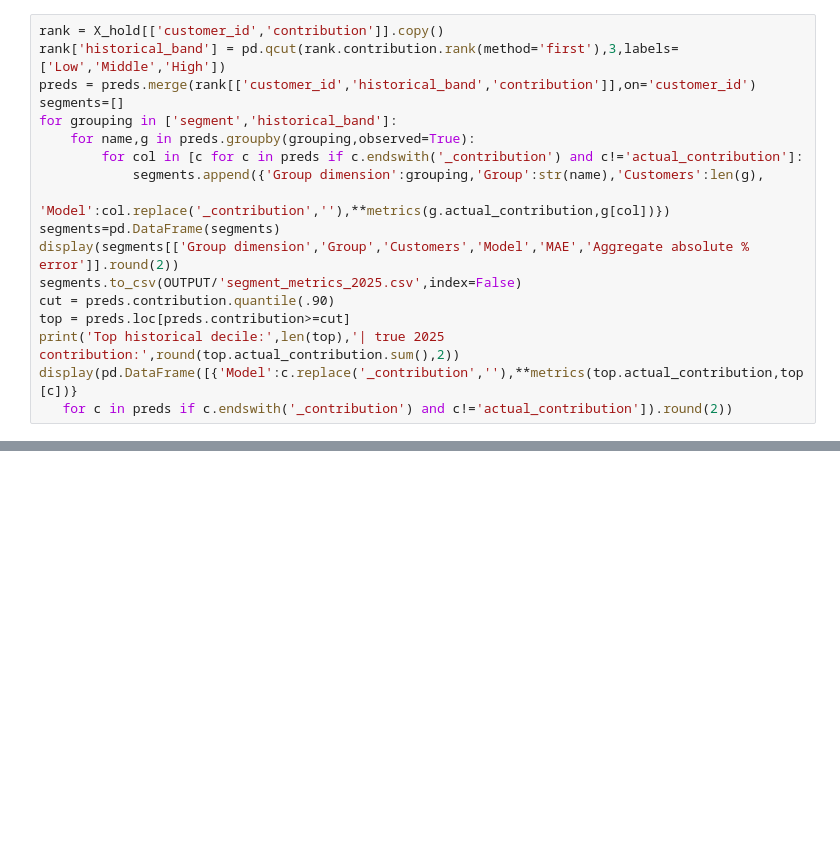
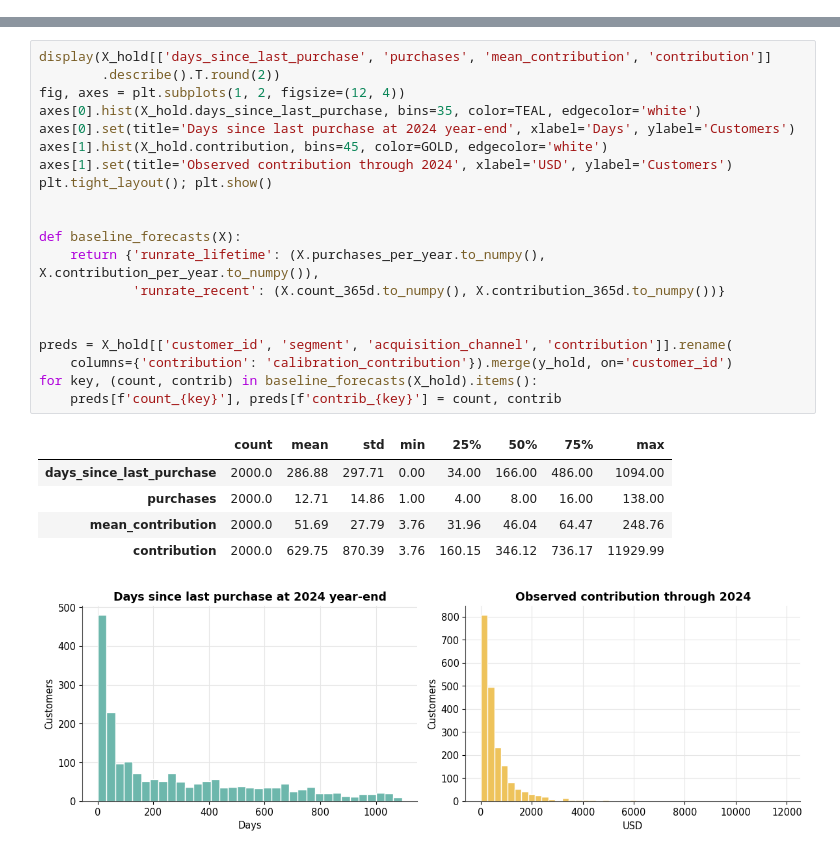
Before and after one commit to joedom99/predictive-clv-modeling, a Jupyter notebook: 02_predictive_clv_model_comparison.ipynb, the cells around one changed output, grey strips where cells are left out. Cells and saved outputs as stored; diff of their text form; blank space fills up the shorter version.

Commit message:
Add files via upload
Updated some of the models and the output validation

```diff
--- a/02_predictive_clv_model_comparison.ipynb
+++ b/02_predictive_clv_model_comparison.ipynb
@@ -715,18 +0,0 @@ We report error by **profile segment** and by **observed calibration-value terti
-# %%
-rank = X_hold[['customer_id','contribution']].copy()
-rank['historical_band'] = pd.qcut(rank.contribution.rank(method='first'),3,labels=['Low','Middle','High'])
-preds = preds.merge(rank[['customer_id','historical_band','contribution']],on='customer_id')
-segments=[]
-for grouping in ['segment','historical_band']:
-    for name,g in preds.groupby(grouping,observed=True):
-        for col in [c for c in preds if c.endswith('_contribution') and c!='actual_contribution']:
-            segments.append({'Group dimension':grouping,'Group':str(name),'Customers':len(g),
-                             'Model':col.replace('_contribution',''),**metrics(g.actual_contribution,g[col])})
-segments=pd.DataFrame(segments)
-display(segments[['Group dimension','Group','Customers','Model','MAE','Aggregate absolute % error']].round(2))
-segments.to_csv(OUTPUT/'segment_metrics_2025.csv',index=False)
-cut = preds.contribution.quantile(.90)
-top = preds.loc[preds.contribution>=cut]
-print('Top historical decile:',len(top),'| true 2025 contribution:',round(top.actual_contribution.sum(),2))
-display(pd.DataFrame([{'Model':c.replace('_contribution',''),**metrics(top.actual_contribution,top[c])}
-   for c in preds if c.endswith('_contribution') and c!='actual_contribution']).round(2))
@@ -819,0 +208,27 @@ For download: /content/clv_model_results.zip
+# %%
+display(X_hold[['days_since_last_purchase', 'purchases', 'mean_contribution', 'contribution']]
+        .describe().T.round(2))
+fig, axes = plt.subplots(1, 2, figsize=(12, 4))
+axes[0].hist(X_hold.days_since_last_purchase, bins=35, color=TEAL, edgecolor='white')
+axes[0].set(title='Days since last purchase at 2024 year-end', xlabel='Days', ylabel='Customers')
+axes[1].hist(X_hold.contribution, bins=45, color=GOLD, edgecolor='white')
+axes[1].set(title='Observed contribution through 2024', xlabel='USD', ylabel='Customers')
+plt.tight_layout(); plt.show()
+
+
+def baseline_forecasts(X):
+    return {'runrate_lifetime': (X.purchases_per_year.to_numpy(), X.contribution_per_year.to_numpy()),
+            'runrate_recent': (X.count_365d.to_numpy(), X.contribution_365d.to_numpy())}
+
+
+preds = X_hold[['customer_id', 'segment', 'acquisition_channel', 'contribution']].rename(
+    columns={'contribution': 'calibration_contribution'}).merge(y_hold, on='customer_id')
+for key, (count, contrib) in baseline_forecasts(X_hold).items():
+    preds[f'count_{key}'], preds[f'contrib_{key}'] = count, contrib
+# %% [output]
+|  | count | mean | std | min | 25% | 50% | 75% | max |
+| days_since_last_purchase | 2000.0 | 286.88 | 297.71 | 0.00 | 34.00 | 166.00 | 486.00 | 1094.00 |
+| purchases | 2000.0 | 12.71 | 14.86 | 1.00 | 4.00 | 8.00 | 16.00 | 138.00 |
+| mean_contribution | 2000.0 | 51.69 | 27.79 | 3.76 | 31.96 | 46.04 | 64.47 | 248.76 |
+| contribution | 2000.0 | 629.75 | 870.39 | 3.76 | 160.15 | 346.12 | 736.17 | 11929.99 |
+[figure, added]
```
Also changed, not shown: parts of 77 cells of this notebook.
